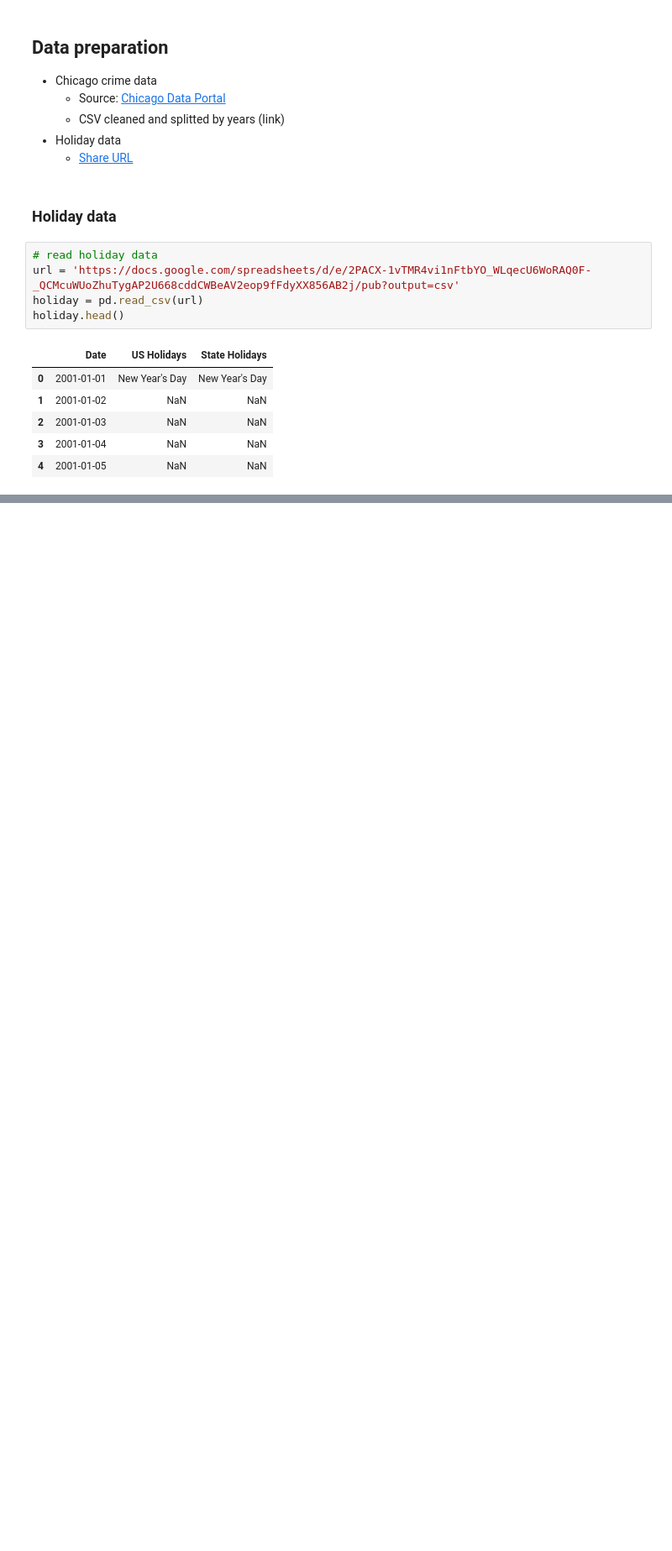
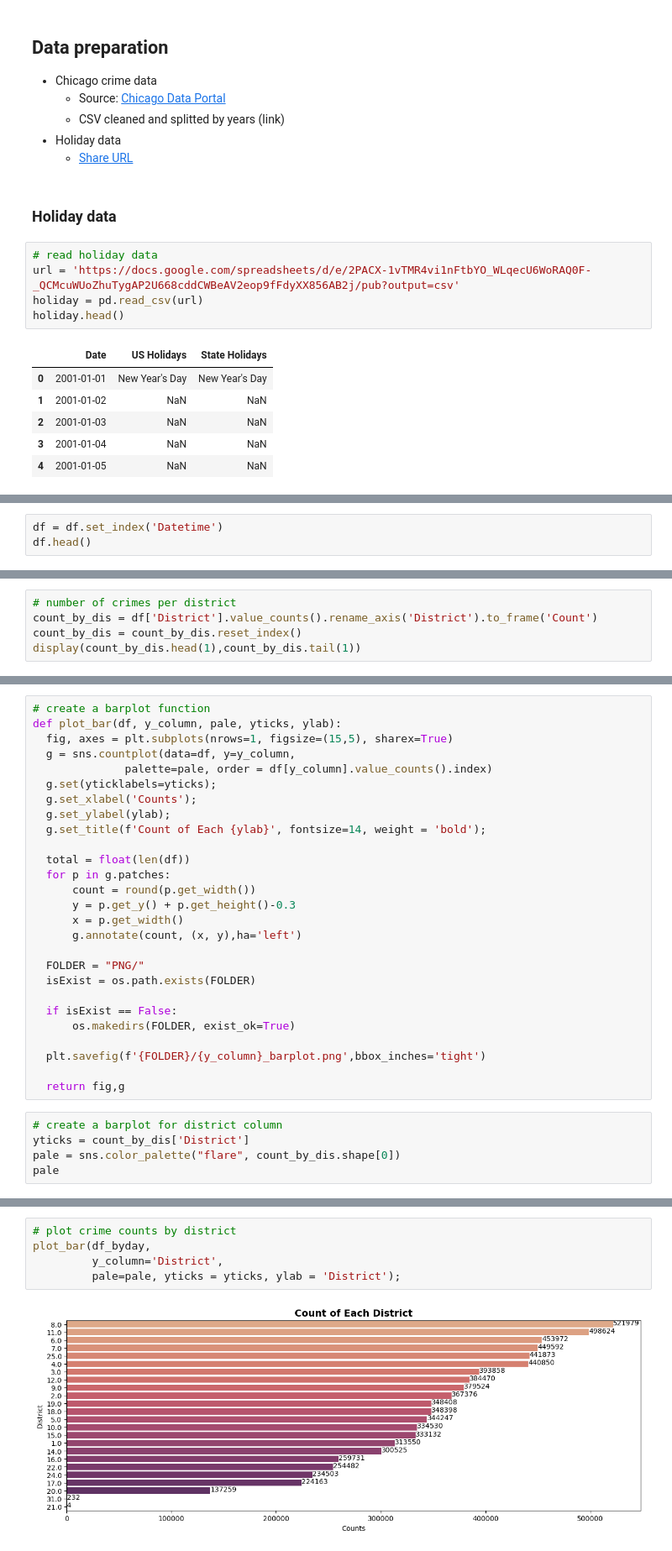
Before and after one commit to jiashenyue/chicago-crime-data, a Jupyter notebook: part-1.2-answer-questions-use-chicago-crime-data.ipynb, the cells around one changed output, grey strips where cells are left out. Shown: that part at 84% size. Drawn from its saved outputs; the diff is of its cells as text; blank space fills up the shorter version.

```diff
--- a/part-1.2-answer-questions-use-chicago-crime-data.ipynb
+++ b/part-1.2-answer-questions-use-chicago-crime-data.ipynb
@@ -167,0 +118,3 @@ array([ 1,  2,  3,  4,  5,  6,  7,  8,  9, 10, 11, 12])
+# %%
+df = df.set_index('Datetime')
+df.head()
@@ -167,0 +177,5 @@ array([ 1,  2,  3,  4,  5,  6,  7,  8,  9, 10, 11, 12])
+# %%
+# number of crimes per district
+count_by_dis = df['District'].value_counts().rename_axis('District').to_frame('Count')
+count_by_dis = count_by_dis.reset_index()
+display(count_by_dis.head(1),count_by_dis.tail(1))
@@ -167,0 +187,32 @@ array([ 1,  2,  3,  4,  5,  6,  7,  8,  9, 10, 11, 12])
+# %%
+# create a barplot function
+def plot_bar(df, y_column, pale, yticks, ylab):
+  fig, axes = plt.subplots(nrows=1, figsize=(15,5), sharex=True)
+  g = sns.countplot(data=df, y=y_column,
+              palette=pale, order = df[y_column].value_counts().index)
+  g.set(yticklabels=yticks);
+  g.set_xlabel('Counts');
+  g.set_ylabel(ylab);
+  g.set_title(f'Count of Each {ylab}', fontsize=14, weight = 'bold');
+
+  total = float(len(df))
+  for p in g.patches:
+      count = round(p.get_width())
+      y = p.get_y() + p.get_height()-0.3
+      x = p.get_width()
+      g.annotate(count, (x, y),ha='left')
+
+  FOLDER = "PNG/"
+  isExist = os.path.exists(FOLDER)
+
+  if isExist == False:
+      os.makedirs(FOLDER, exist_ok=True)
+
+  plt.savefig(f'{FOLDER}/{y_column}_barplot.png',bbox_inches='tight')
+
+  return fig,g
+# %%
+# create a barplot for district column
+yticks = count_by_dis['District']
+pale = sns.color_palette("flare", count_by_dis.shape[0])
+pale
@@ -167,0 +237,7 @@ array([ 1,  2,  3,  4,  5,  6,  7,  8,  9, 10, 11, 12])
+# %%
+# plot crime counts by district
+plot_bar(df_byday,
+         y_column='District',
+         pale=pale, yticks = yticks, ylab = 'District');
+# %% [output]
+[figure, added]
```
Also changed, not shown: parts of 66 cells of this notebook, 7 other files.
